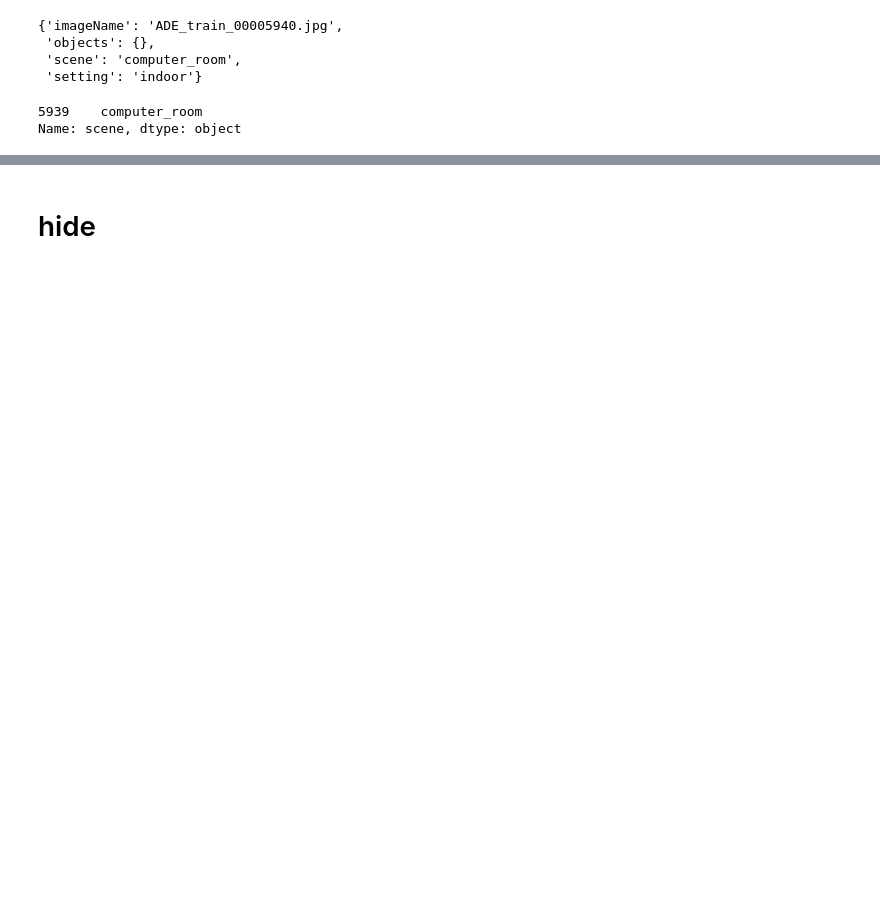
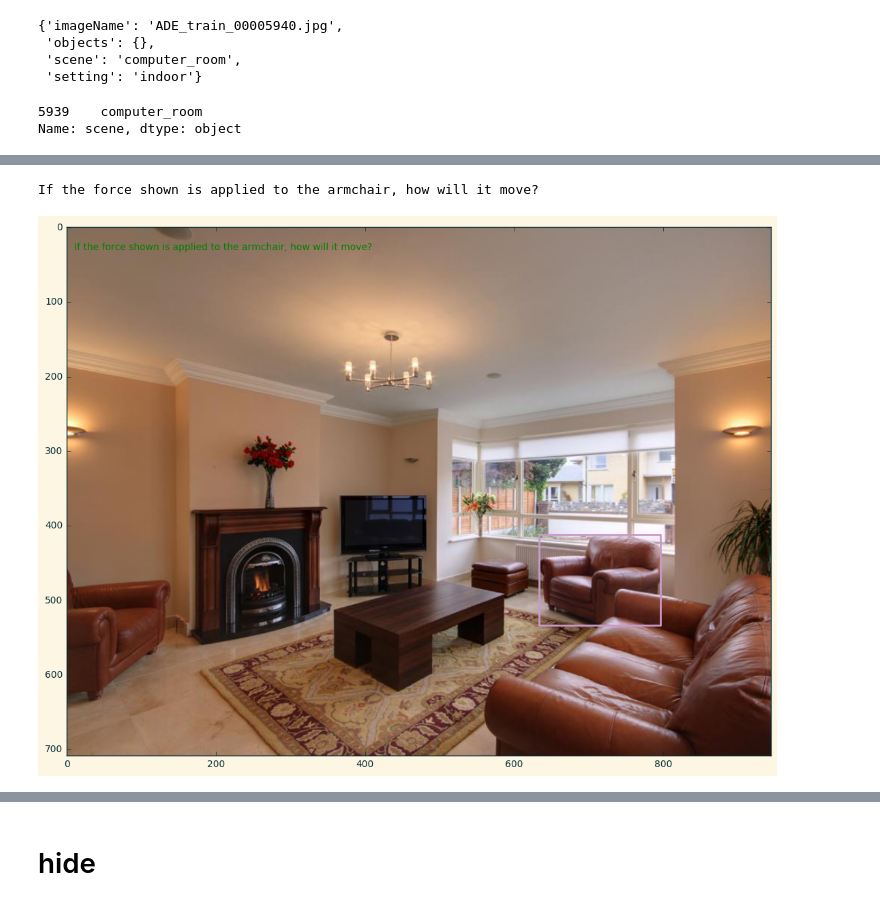
Before and after one commit to drschwenk/pqa_notebooks, a Jupyter notebook: ade_image_selection.ipynb, the cells around one changed output, grey strips where cells are left out. Drawn from its saved outputs; the diff is of its cells as text; code cells hidden in the pictures; blank space fills up the shorter version.

```diff
--- a/ade_image_selection.ipynb
+++ b/ade_image_selection.ipynb
@@ -557,0 +446,11 @@ image_df.head()
+# %%
+%%time
+n_processes = 8
+pool = Pool(processes=n_processes)
+
+df = image_df.head(100)
+df_split = np.array_split(df, n_processes)
+pool_results = pool.map(call_apply_fn, df_split)
+combined_results = {}
+for res in pool_results:
+    combined_results.update(res)
@@ -575,0 +572,11 @@ obj_df[obj_df['obj_class'] == sample_n]
+# %%
+%%time
+n_processes = 8
+pool = Pool(processes=n_processes)
+
+df = image_df.head(1000)
+df_split = np.array_split(df, n_processes)
+pool_results = pool.map(ade_ext.call_apply_fn, df_split)
+combined_results = {}
+for res in pool_results:
+    combined_results.update(res)
@@ -575,0 +594,2 @@ obj_df[obj_df['obj_class'] == sample_n]
+# %%
+object_properties = pd.read_csv('../ade20k/object_annotations.csv')
@@ -575,0 +598,14 @@ obj_df[obj_df['obj_class'] == sample_n]
+# %%
+label_assignments = defaultdict(set)
+for label_type in object_properties.iloc[:, 1:].columns.tolist():
+    label_assignments[label_type].update(object_properties[object_properties[label_type] == 1]['shortname'].tolist())
+# %%
+img_index = random.randint(0, len(combined_results))
+example_image_anno = list(combined_results.values())[img_index]
+image_questions = ade_ext.generate_questions_for_image(example_image_anno, label_assignments)
+random_question = np.random.choice(list(image_questions.values()), 1).item()
+ade_ext.draw_question(example_image_anno, random_question['gids'], random_question['question_text'])
+print(random_question['question_text'])
+# %% [output]
+If the force shown is applied to the armchair, how will it move?
+[figure, added]
```
Also changed, not shown: parts of 90 cells of this notebook, 1 other file.
